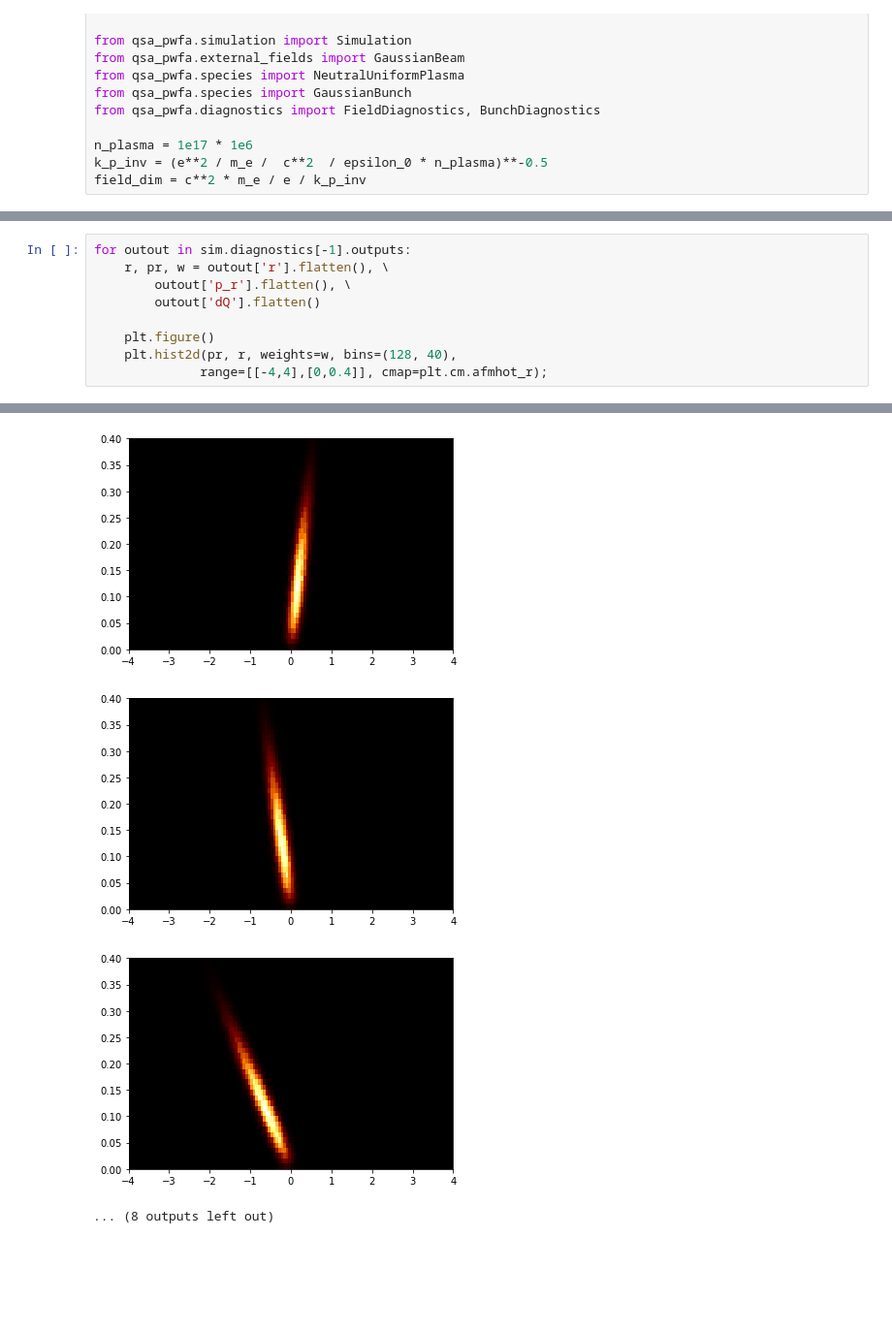
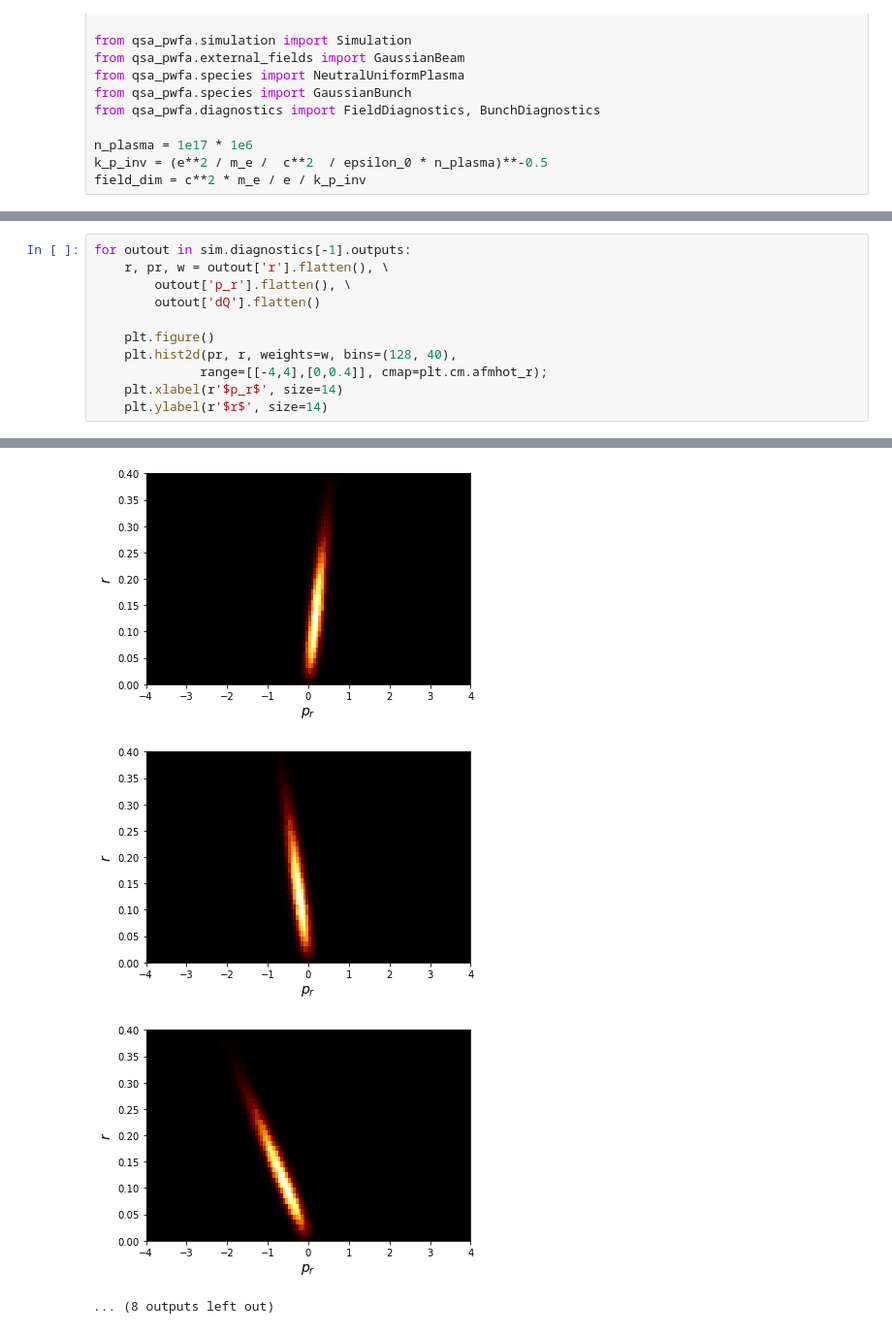
Before and after one commit to viktoriiazakharova/QSA_PWFA, a Jupyter notebook: example/sim_test_multistep.ipynb, the cells around one changed output, grey strips where cells are left out. Shown: that part at 97% size. Drawn from its saved outputs; the diff is of its cells as text; blank space fills up the shorter version.

```diff
--- a/example/sim_test_multistep.ipynb
+++ b/example/sim_test_multistep.ipynb
@@ -130,4 +129,6 @@ for outout in sim.diagnostics[-1].outputs:
     plt.figure()
     plt.hist2d(pr, r, weights=w, bins=(128, 40),
               range=[[-4,4],[0,0.4]], cmap=plt.cm.afmhot_r);
+    plt.xlabel(r'$p_r$', size=14)
+    plt.ylabel(r'$r$', size=14)
 # %% [output]
@@ -143,6 +144,6 @@ for outout in sim.diagnostics[-1].outputs:
-[figure, old version]
+[figure, new version]
-[figure, old version]
+[figure, new version]
-[figure, old version]
+[figure, new version]
 ... (8 outputs left out)
 # %%
 for outout in np.array(sim.diagnostics[-1].outputs)[[0,-1]]:
```
Also changed, not shown: parts of 5 cells of this notebook, 3 other files.
